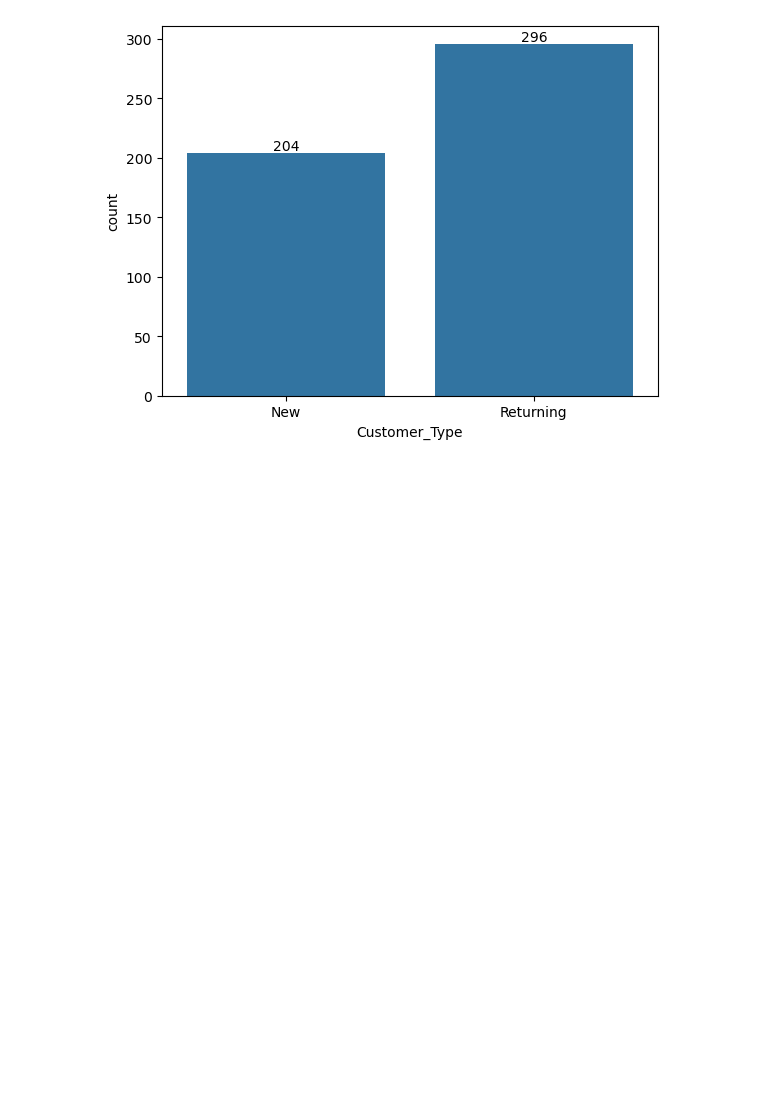
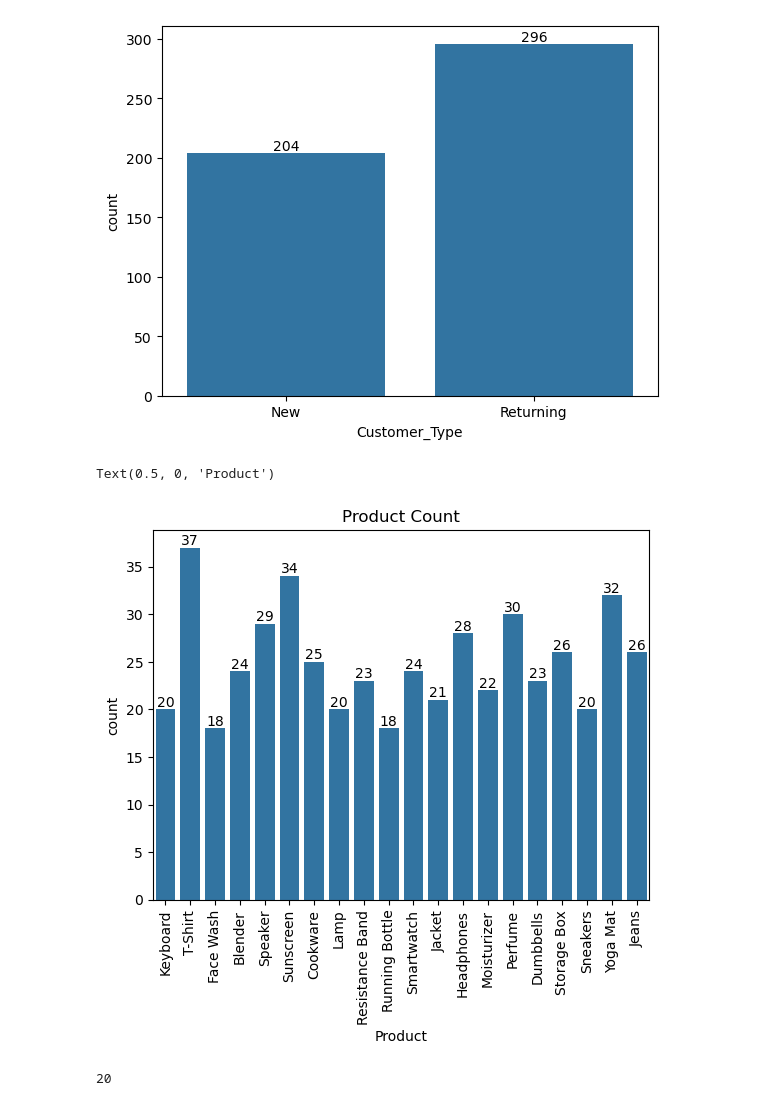
Before and after one commit to mohdrahidkhan/Data-Visualization-Practice, a Jupyter notebook: Seaborn.ipynb, the cells around one changed output. Cells and saved outputs as stored; diff of their text form; code cells hidden in the pictures; blank space fills up the shorter version.

```diff
--- a/Seaborn.ipynb
+++ b/Seaborn.ipynb
@@ -55,3 +55,12 @@ ax.bar_label(ax.containers[0])
 plt.show()
 # %% [output]
 [figure]
+# %%
+ax=sns.countplot(data=df,x='Product')
+ax.bar_label(ax.containers[0])
+plt.xticks(rotation=90)
+plt.title("Product Count")
+plt.xlabel("Product")
+# %% [output]
+Text(0.5, 0, 'Product')
+[figure, added]
@@ -57,0 +69,4 @@ plt.show()
+# %%
+print(len(a))
+# %% [output]
+20
```
Also changed, not shown: parts of 11 cells of this notebook.
